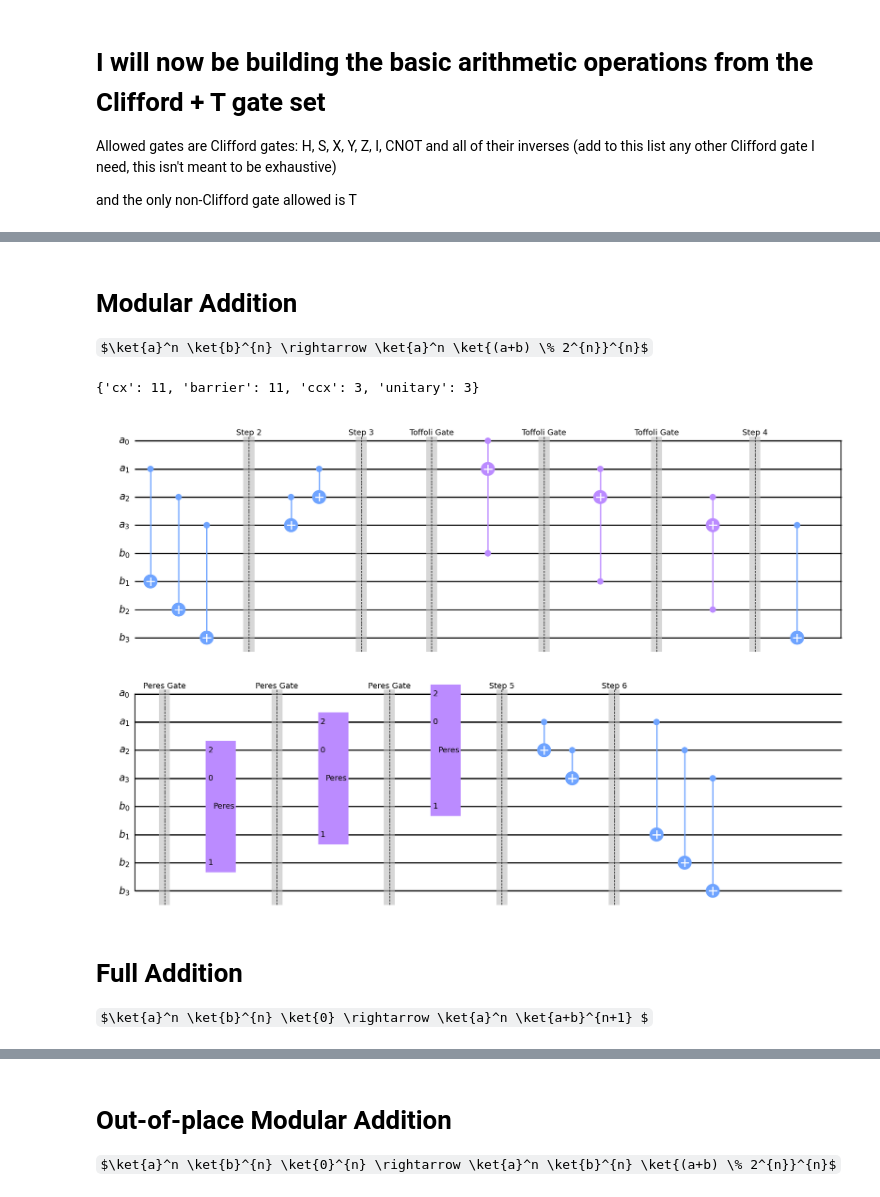
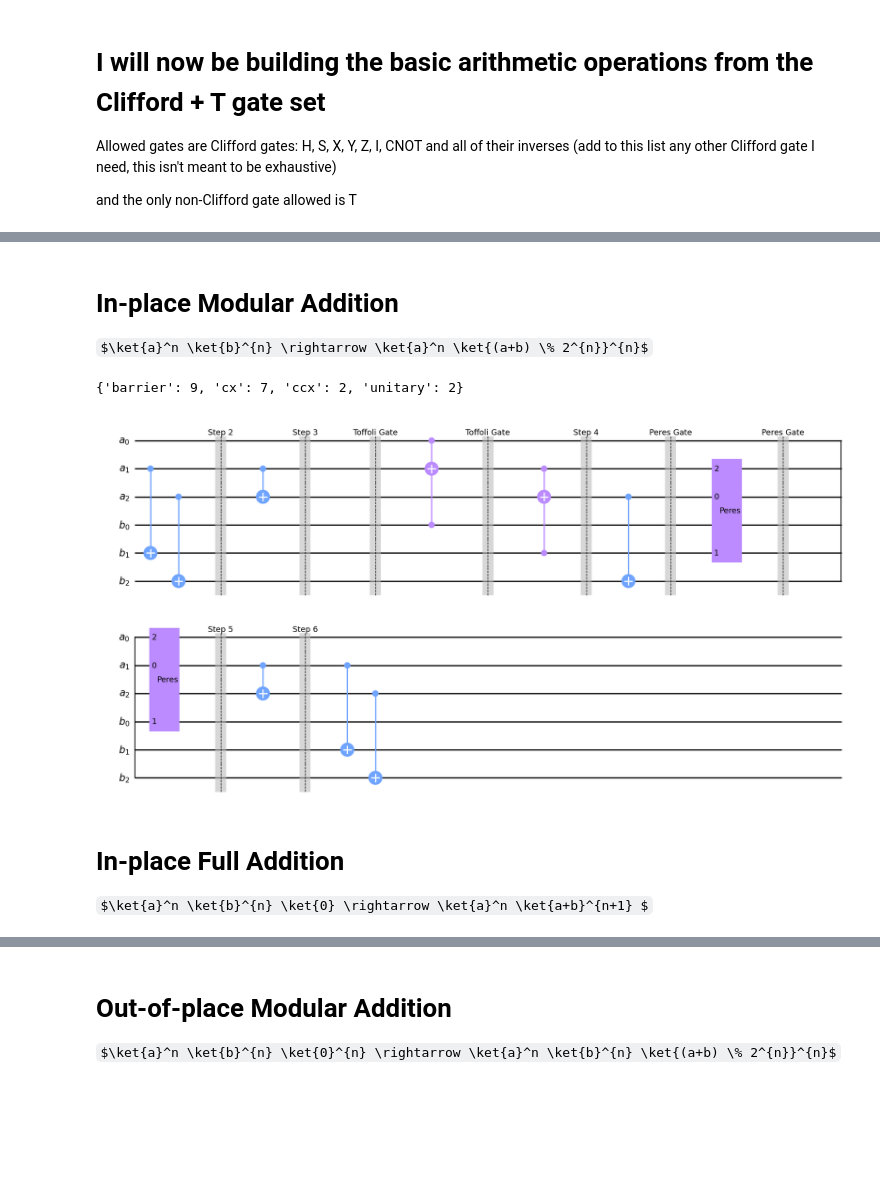
Before and after one commit to lincolnajohnston/Quantum-NTE, a Jupyter notebook: Elementary_circuits/basic_arithmetic_circuits_testing.ipynb, the cells around one changed output, grey strips where cells are left out. Drawn from its saved outputs; the diff is of its cells as text; code cells hidden in the pictures; some formulas as TeX source; blank space fills up the shorter version.

Commit message:
format changes, additional comments, making the arithmetic gate tests more consistent and easier to read, and manual checks of the test cases written with Codex

```diff
--- a/Elementary_circuits/basic_arithmetic_circuits_testing.ipynb
+++ b/Elementary_circuits/basic_arithmetic_circuits_testing.ipynb
@@ -18,55 +127,58 @@ import Elementary_circuits.basic_arithmetic_circuits as basic_arithmetic_circuit
 # %% [markdown]
-# Modular Addition
+# In-place Modular Addition
 $\ket{a}^n \ket{b}^{n} \rightarrow \ket{a}^n \ket{(a+b) \% 2^{n}}^{n}$
 # %%
-n = 4 # some arbitrary value
+n = 3 # some arbitrary value
 a = QuantumRegister(n, 'a') # "A" register
 b = QuantumRegister(n, 'b') # "B" register
 
 qc = QuantumCircuit(a, b)
 
-basic_arithmetic_circuits.Addition_gate(qc, a, b, modular=True, useElementaryGates=False)
+basic_arithmetic_circuits.Addition_gate_inplace(qc, a, b, modular=True, useElementaryGates=False)
 
 # get the unitary of the circuit
-U = Operator(qc).data
+#U = Operator(qc).data
 #print("unitary operator: ", np.round(U, decimals=2))
 
 # run inputs and print outputs
+allTestsPassed = True
 for b_val in range(int(2**n)):
     for a_val in range(int(2**n)):
+        # Create the input state for a given integer a_val and b_val
         integer_input = b_val * int(2**n) + a_val
-        state_vec = np.zeros(int(2**(2*n)))
-        state_vec[integer_input] = 1
-        input_state = Statevector(state_vec)
+        bit_string_input = format(integer_input, '0' + str(2*n) + 'b')
+        input_state = Statevector.from_int(integer_input, dims=2**(2*n))
 
-        # Apply the circuit to the state
+        # Apply the circuit to the state and get the output state
         output_state = input_state.evolve(qc)
         integer_output = np.argmax(output_state.data)
+        bit_string_output = format(integer_output, '0' + str(2*n) + 'b')
         output_a = integer_output % int(2**n)
         output_b = integer_output // int(2**n)
 
-        # Print as numpy array
-        #print("input: ", state_vec, "   a = ", a_val, "   b = ", b_val)
-        #print("output: ", np.round(np.real(output_state.data), decimals=2), "   a = ", output_a, "   b = ", output_b)
+        # print the input and output bit string for each test case
+        #print("input: ", bit_string_input, "   a = ", a_val, "  b = ", b_val)
+        #print("output: ", bit_string_output, "   a = ", output_a, "  b = ", output_b)
 
-        if output_a != a_val:
-            print("output a is not correct")
-            print("input: ", state_vec, "   a = ", a_val, "   b = ", b_val)
-            print("output: ", np.round(np.real(output_state.data), decimals=2), "   a = ", output_a, "   b = ", output_b)
-            #raise Exception("output a is not correct")
+        # test that output is correct
+        if output_a != a_val or output_b != (a_val + b_val) % int(2**n):
+            allTestsPassed = False
+            print("output is not correct")
+            print("input: ", bit_string_input, "   a = ", a_val, "  b = ", b_val)
+            print("output: ", bit_string_output, "   a = ", output_a, "  b = ", output_b)
+            #raise Exception("output is not correct")
 
-        if output_b != (a_val + b_val) % int(2**n):
-            print("output b is not correct")
-            print("input: ", state_vec, "   a = ", a_val, "   b = ", b_val)
-            print("output: ", np.round(np.real(output_state.data), decimals=2), "   a = ", output_a, "   b = ", output_b)
-            #raise Exception("output b is not correct")
 
+if allTestsPassed:
+    print("All tests passed.")
+else:
+    print("One or more tests failed.")
 print(dict(qc.count_ops()))
 qc.draw('mpl')
 # %% [output]
-{'cx': 11, 'barrier': 11, 'ccx': 3, 'unitary': 3}
+{'barrier': 9, 'cx': 7, 'ccx': 2, 'unitary': 2}
-[figure, old version]
+[figure, new version]
 # %% [markdown]
-# Full Addition
+# In-place Full Addition
 $\ket{a}^n \ket{b}^{n} \ket{0} \rightarrow \ket{a}^n \ket{a+b}^{n+1} $
 # %%
```
Also changed, not shown: parts of 24 cells of this notebook, 2 other files.
